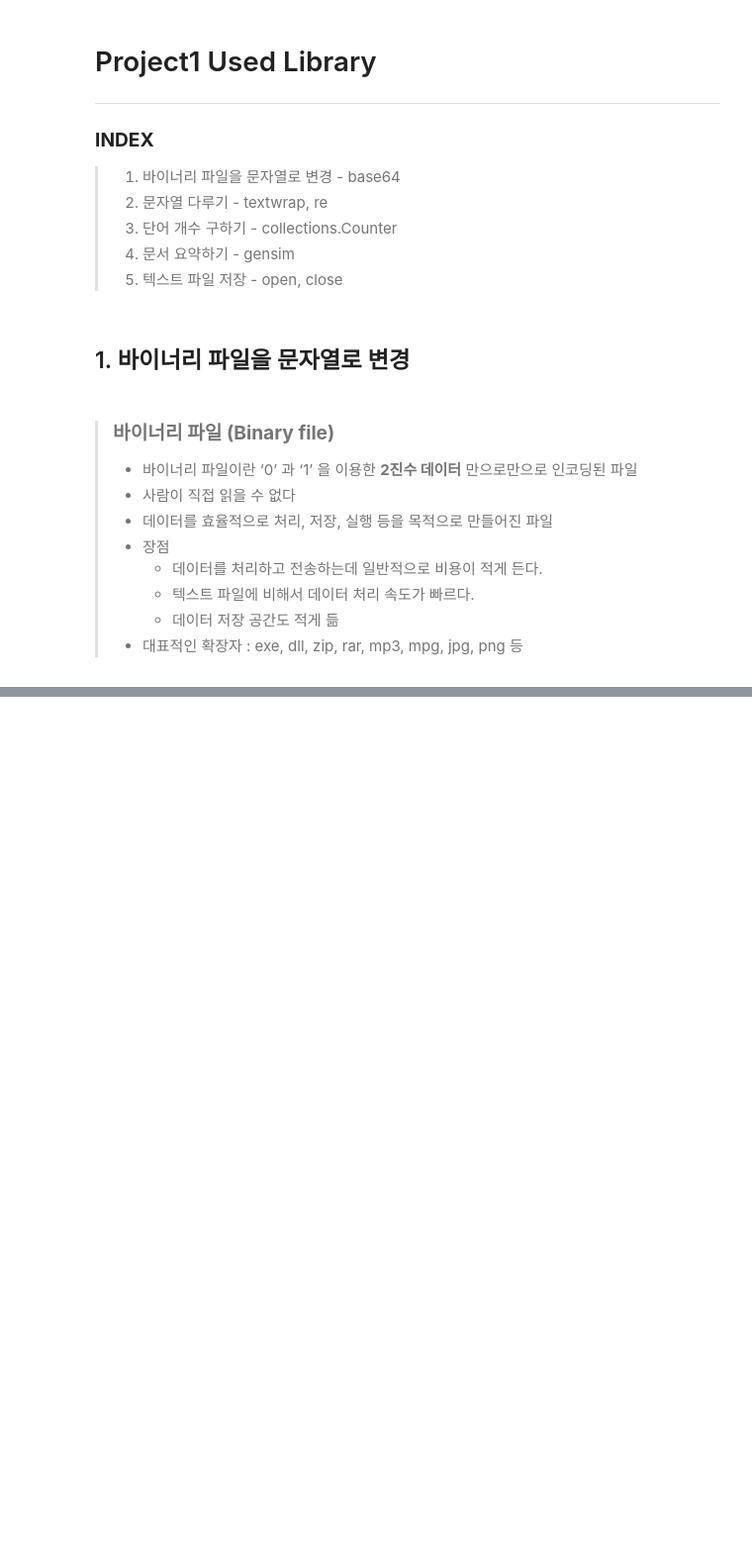
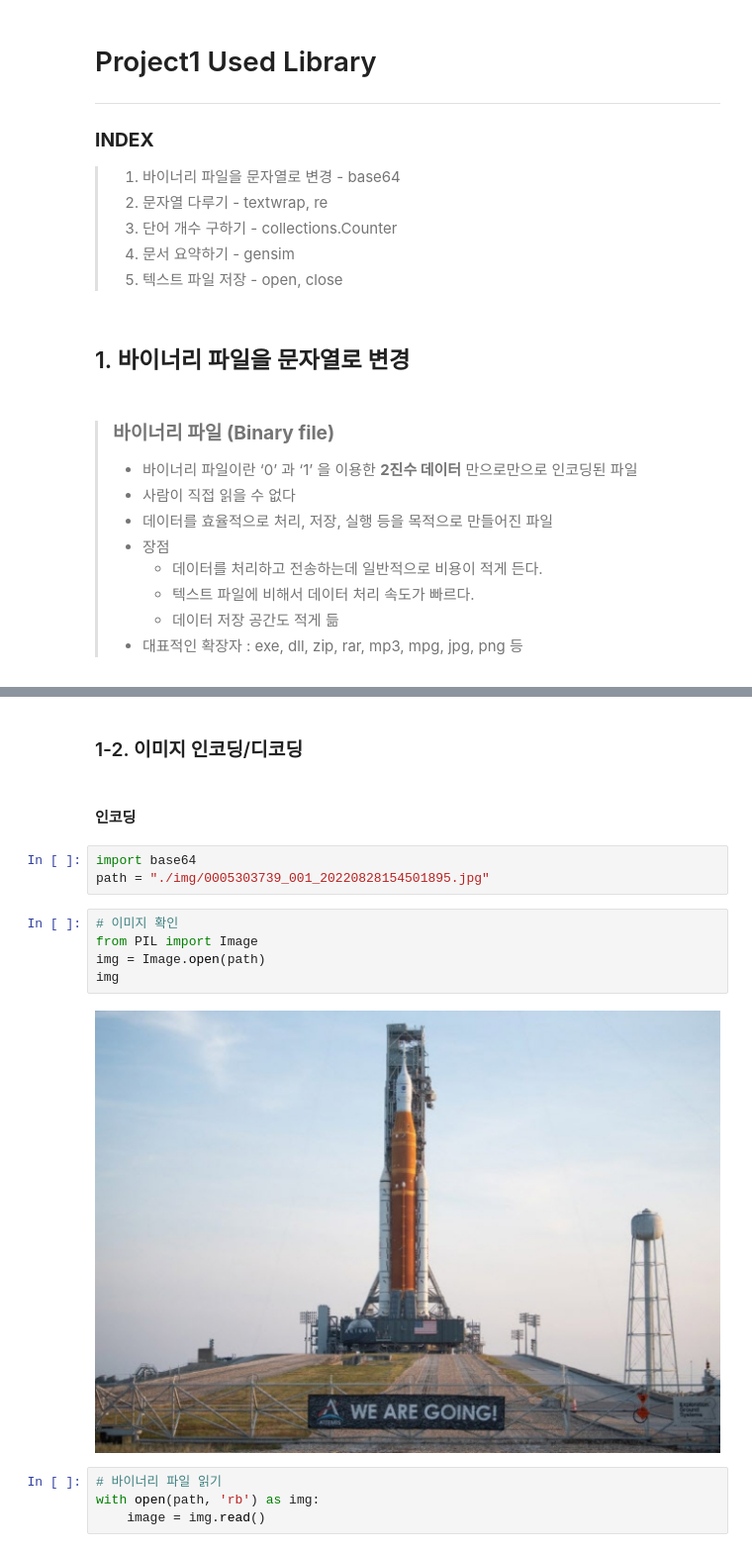
Before and after one commit to zelope/Fourty7, a Jupyter notebook: basic project/project1/02-0. project1_lib.ipynb, the cells around one changed output, grey strips where cells are left out. Shown at 99% size. Saved outputs shown, nothing was run; the diff lists cells and outputs as text; blank space fills up the shorter version.

```diff
--- a/basic project/project1/02-0. project1_lib.ipynb
+++ b/basic project/project1/02-0. project1_lib.ipynb
@@ -34,0 +68,18 @@
+# %% [markdown]
+### 1-2. 이미지 인코딩/디코딩
+# %% [markdown]
+#### 인코딩
+# %%
+import base64
+path = "./img/0005303739_001_20220828154501895.jpg"
+# %%
+# 이미지 확인
+from PIL import Image
+img = Image.open(path)
+img
+# %% [output]
+[figure, added]
+# %%
+# 바이너리 파일 읽기
+with open(path, 'rb') as img:
+    image = img.read()
```
Also changed, not shown: parts of 52 cells of this notebook, 1 other file.
